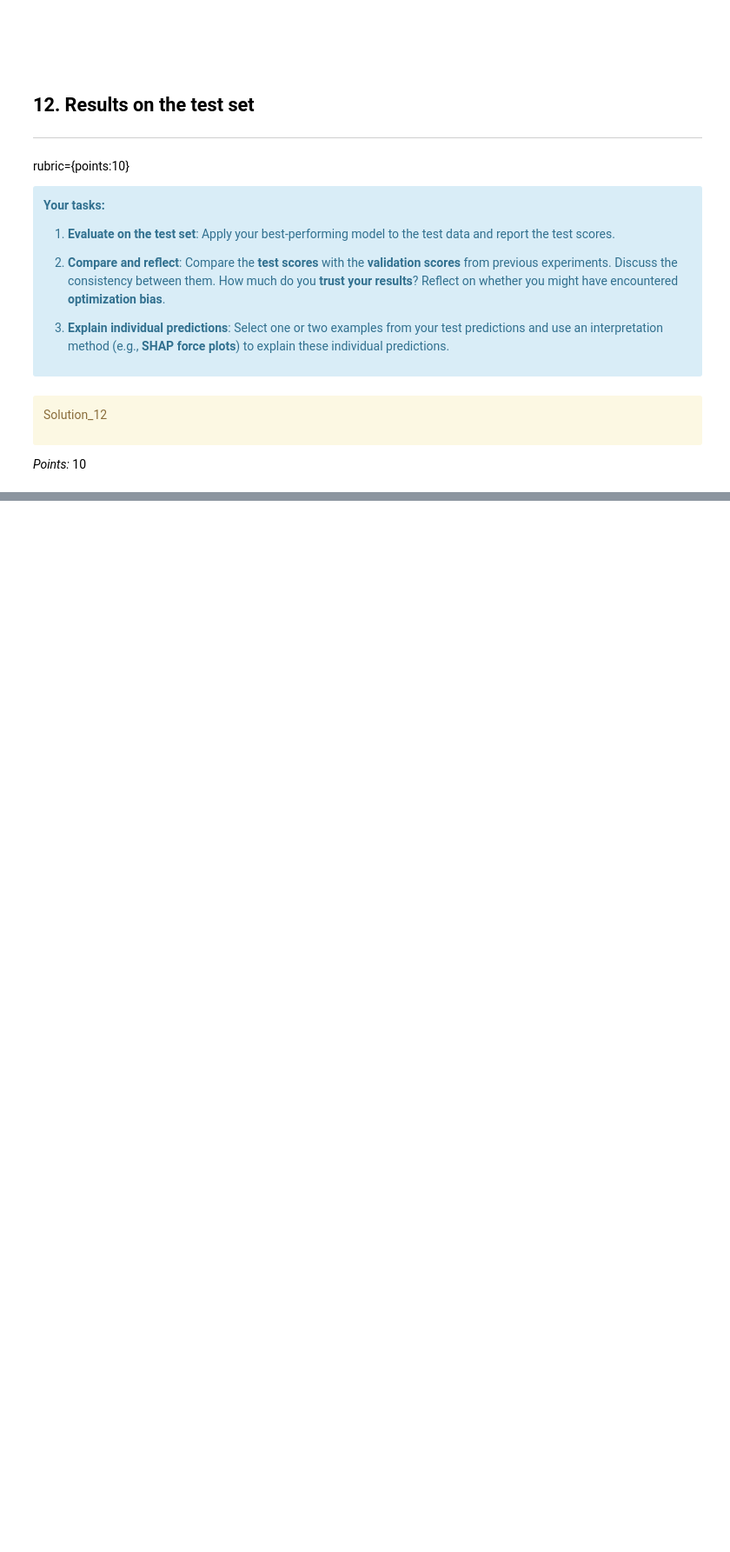
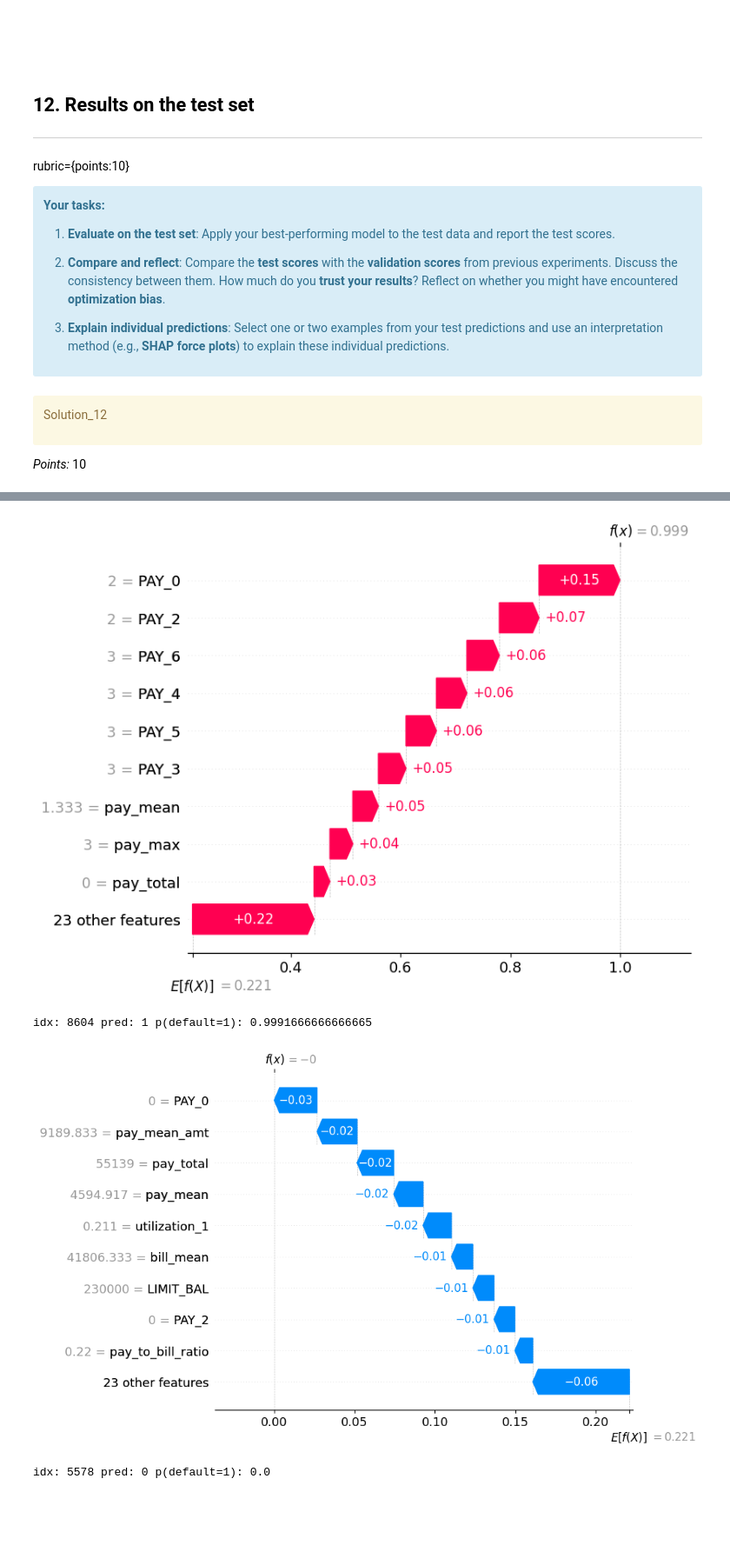
Before and after one commit to shreyab111/hw_5, a Jupyter notebook: hw5.ipynb, the cells around one changed output, grey strips where cells are left out. Shown at 87% size. Cells and saved outputs as stored; diff of their text form; code cells hidden in the pictures; blank space fills up the shorter version.

```diff
--- a/hw5.ipynb
+++ b/hw5.ipynb
@@ -991,3 +1092,35 @@ Ellipsis
+# %%
+explainer = shap.TreeExplainer(randf_best)
+probs = randf_best.predict_proba(X_test_fe)[:, 1]
+idx_high = int(np.argmax(probs))   # strongest default prediction
+idx_low  = int(np.argmin(probs))   # strongest non-default prediction
+
+for idx in [idx_high, idx_low]:
+    x = X_test_fe.iloc[[idx]]
+    sv = explainer.shap_values(x)
+
+    if isinstance(sv, list):
+        vals_1d = sv[1][0]
+        base = explainer.expected_value[1] if isinstance(explainer.expected_value, (list, np.ndarray)) else explainer.expected_value
+    else:
+        arr = np.squeeze(sv)
+        vals_1d = arr[:, 1] if (arr.ndim == 2 and arr.shape[1] == 2) else arr
+        base = explainer.expected_value[1] if isinstance(explainer.expected_value, (list, np.ndarray)) and len(explainer.expected_value) > 1 else explainer.expected_value
+
+    exp = shap.Explanation(
+        values=vals_1d,
+        base_values=float(np.squeeze(base)),
+        data=x.iloc[0].values,
+        feature_names=X_test_fe.columns
+    )
+    shap.plots.waterfall(exp)
+
+    print("idx:", idx, "pred:", randf_best.predict(x)[0], "p(default=1):", randf_best.predict_proba(x)[0,1])
+# %% [output]
+[figure, added]
+idx: 8604 pred: 1 p(default=1): 0.9991666666666665
+[figure, added]
+idx: 5578 pred: 0 p(default=1): 0.0
 # %% [markdown]
 <!-- END QUESTION -->
 
```
Also changed, not shown: parts of 62 cells of this notebook.
